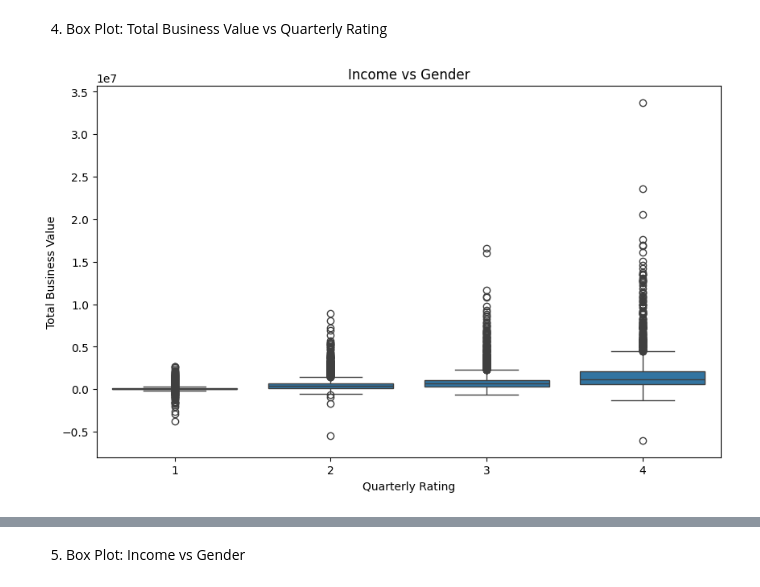
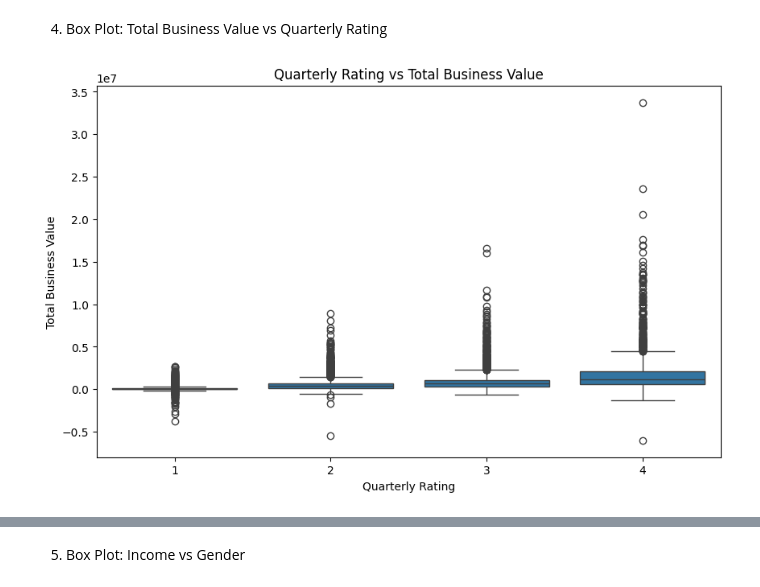
Before and after one commit to Srinivaskoruprolu007/OLA-Ensemble-Learning, a Jupyter notebook: Code/Ola-Ensemble-Learning.ipynb, the cells around one changed output, grey strips where cells are left out. Cells and saved outputs as stored; diff of their text form; code cells hidden in the pictures.

```diff
--- a/Code/Ola-Ensemble-Learning.ipynb
+++ b/Code/Ola-Ensemble-Learning.ipynb
@@ -281,7 +314,7 @@ plt.show()
 # %%
 plt.figure(figsize=(10, 6))
 sns.boxplot(x='Quarterly Rating', y='Total Business Value', data=df)
-plt.title('Income vs Gender')
+plt.title('Quarterly Rating vs Total Business Value')
 plt.show()
 # %% [output]
-[figure, old version]
+[figure, new version]
```
Also changed, not shown: parts of 6 cells of this notebook.
